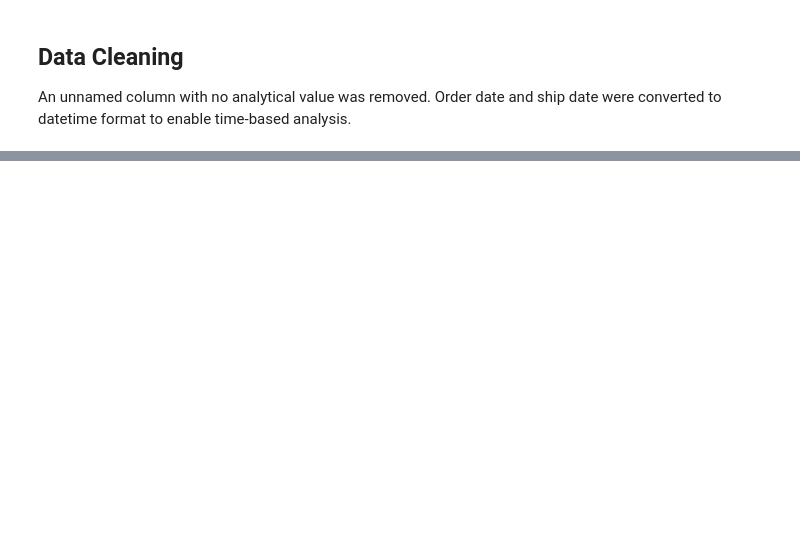
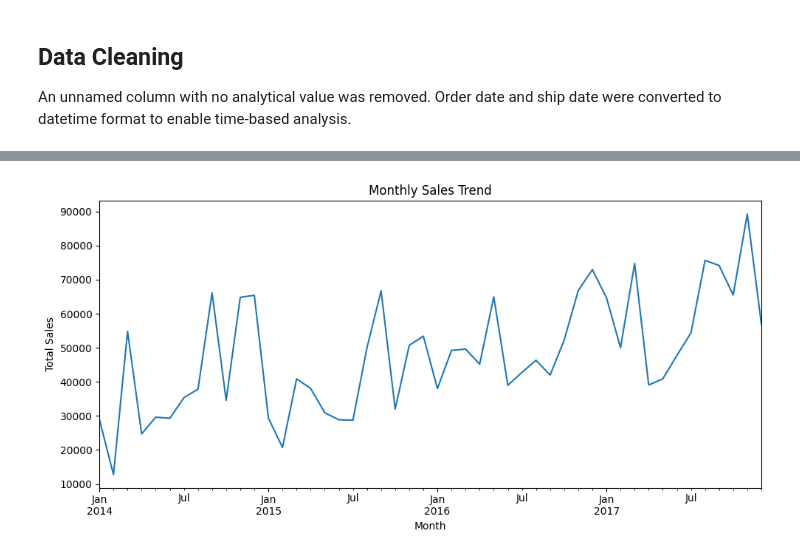
Before and after one commit to aiswarialajan124-png/Data-Analytics, a Jupyter notebook: 01-Sales-Performance-Analysis/notebooks/sales_analysis.ipynb, the cells around one changed output, grey strips where cells are left out. Saved outputs shown, nothing was run; the diff lists cells and outputs as text; code cells hidden in the pictures; blank space fills up the shorter version.

```diff
--- a/01-Sales-Performance-Analysis/notebooks/sales_analysis.ipynb
+++ b/01-Sales-Performance-Analysis/notebooks/sales_analysis.ipynb
@@ -81,4 +81,9 @@ An unnamed column with no analytical value was removed.
 Order date and ship date were converted to datetime format to enable time-based analysis.
 # %%
 # Create Yeat-Month column
-df["YearMonth"] = df["Order Date"]
+df["YearMonth"] = df["Order Date"].dt.to_period("M")
+
+# Aggregate monthly sales
+monthly_sales = df.groupby("YearMonth")["Sales"].sum()
+
+monthly_sales.head()
@@ -84,0 +98,10 @@ df["YearMonth"] = df["Order Date"]
+# %%
+# Monthly Sales Trend chart
+monthly_sales.plot(figsize=(10,5))
+plt.title("Monthly Sales Trend")
+plt.xlabel("Month")
+plt.ylabel("Total Sales")
+plt.tight_layout()
+plt.show()
+# %% [output]
+[figure, added]
```
Also changed, not shown: parts of 13 cells of this notebook.
